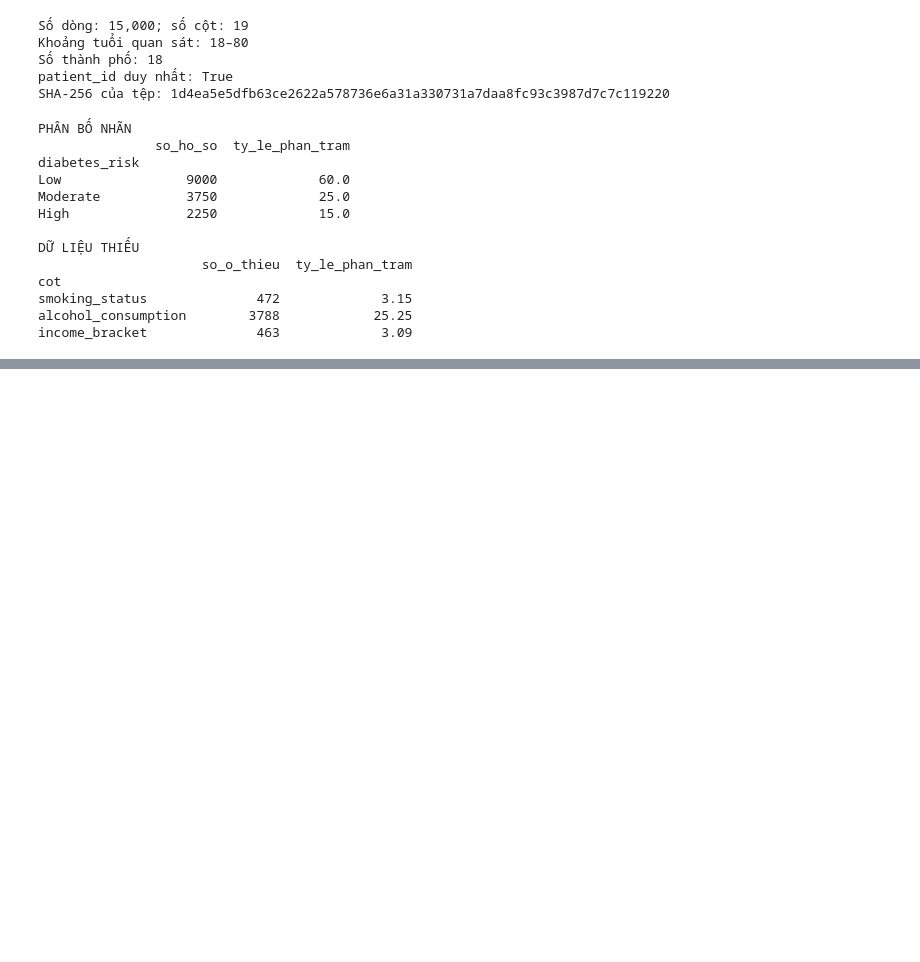
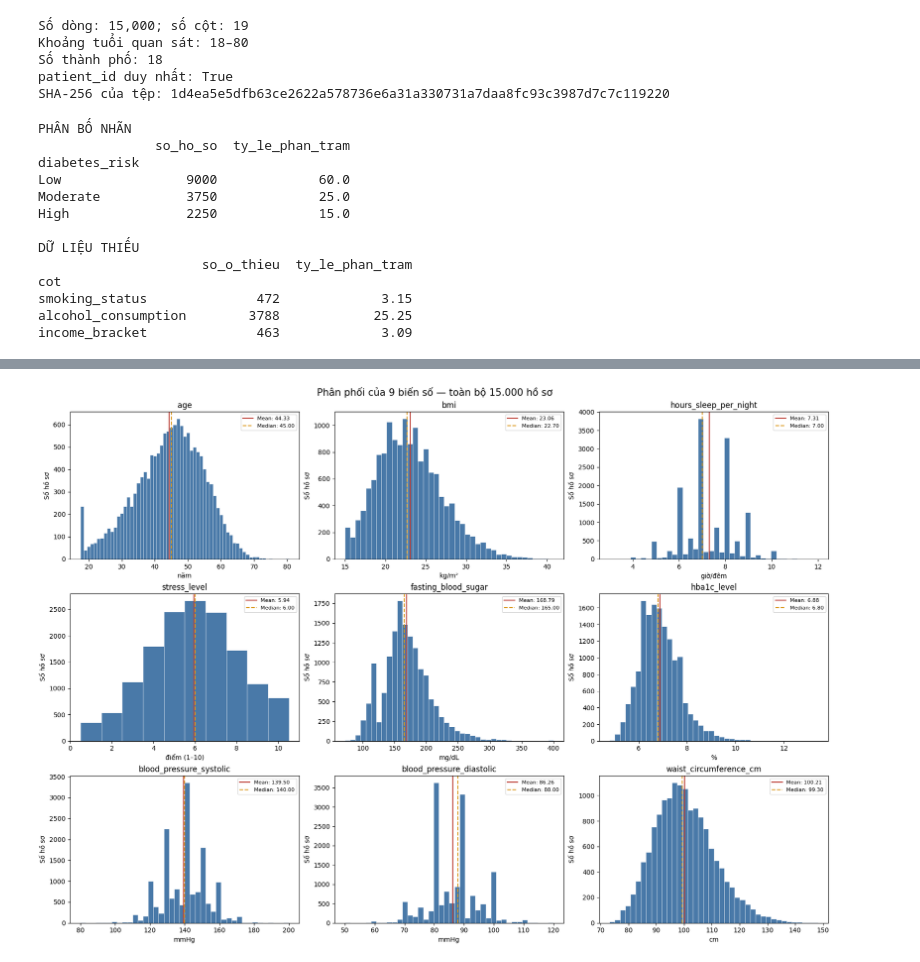
Before and after one commit to hoankhtn/Diabetes_Risk, a Jupyter notebook: notebooks/01_collection_exploration.ipynb, the cells around one changed output, grey strips where cells are left out. Drawn from its saved outputs; the diff is of its cells as text; code cells hidden in the pictures; blank space fills up the shorter version.

Commit message:
Khám phá chuyên sâu cột dữ liệu số (Numerical Columns - Mục 3.2)

```diff
--- a/notebooks/01_collection_exploration.ipynb
+++ b/notebooks/01_collection_exploration.ipynb
@@ -170,0 +229,21 @@ income_bracket              463             3.09
+# %%
+fig = Figure(figsize=(17, 12), layout="constrained")
+axes = fig.subplots(3, 3)
+for ax, col in zip(axes.flat, numeric_cols):
+    s = numeric_df[col].dropna()
+    if col == "stress_level":
+        bins = np.arange(0.5, 11.5, 1)
+    elif col == "age":
+        bins = np.arange(s.min() - 0.5, s.max() + 1.5, 1)
+    else:
+        bins = 40
+    ax.hist(s, bins=bins, color="#4979a8", edgecolor="white", linewidth=0.4)
+    ax.axvline(s.mean(), color="#bc3f36", linewidth=1.5, label=f"Mean: {s.mean():.2f}")
+    ax.axvline(s.median(), color="#db981c", linestyle="--", linewidth=1.5,
+               label=f"Median: {s.median():.2f}")
+    ax.set(title=col, xlabel=units[col], ylabel="Số hồ sơ")
+    ax.legend(fontsize=8)
+fig.suptitle("Phân phối của 9 biến số — toàn bộ 15.000 hồ sơ", fontsize=15)
+display_figure(fig)
+# %% [output]
+[figure, added]
```
Also changed, not shown: parts of 23 cells of this notebook.
